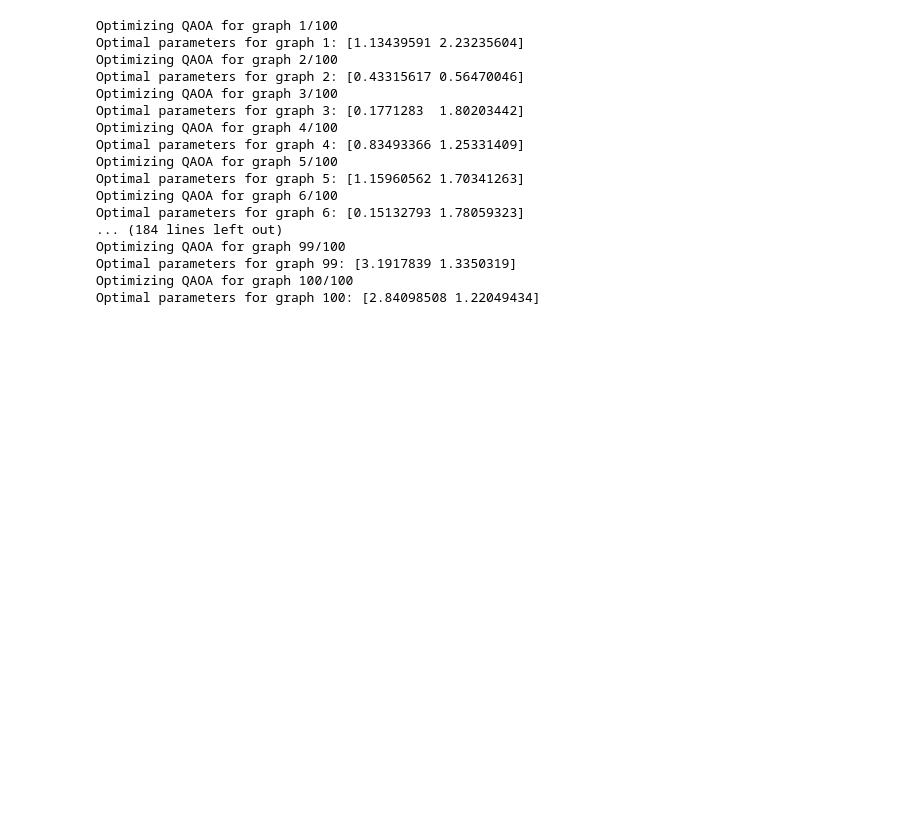
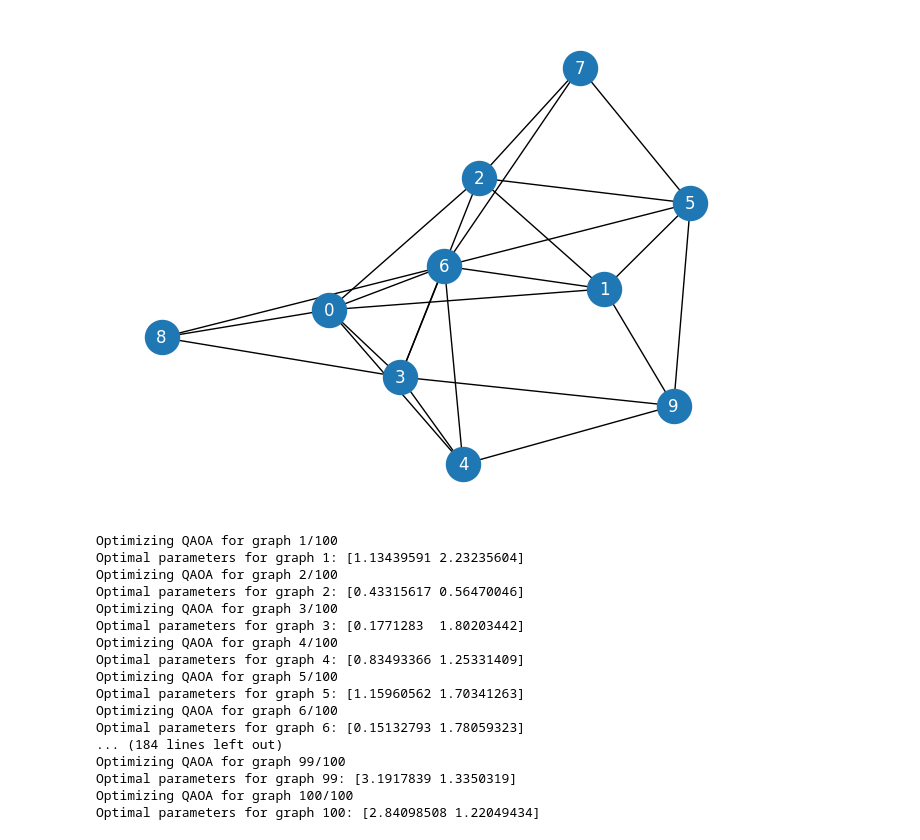
Before and after one commit to DanielFPerez/VQA-for-MaxCut, a Jupyter notebook: debug_cirq.ipynb, the cells around one changed output. Cells and saved outputs as stored; diff of their text form; code cells hidden in the pictures; blank space fills up the shorter version.

```diff
--- a/debug_cirq.ipynb
+++ b/debug_cirq.ipynb
@@ -1,3 +1,13 @@
+# %%
+from utils import *
+
+# read random graphs from path
+src_dir = "./data/graphs-10nodes_100elems.pkl"
+random_graphs = load_pickle(src_dir)
+# %%
+show_graph(random_graphs[0])
+# %% [output]
+[figure, added]
 # %%
 import cirq
 import numpy as np
```
Also changed, not shown: parts of 1 cell of this notebook, 1 other file.
